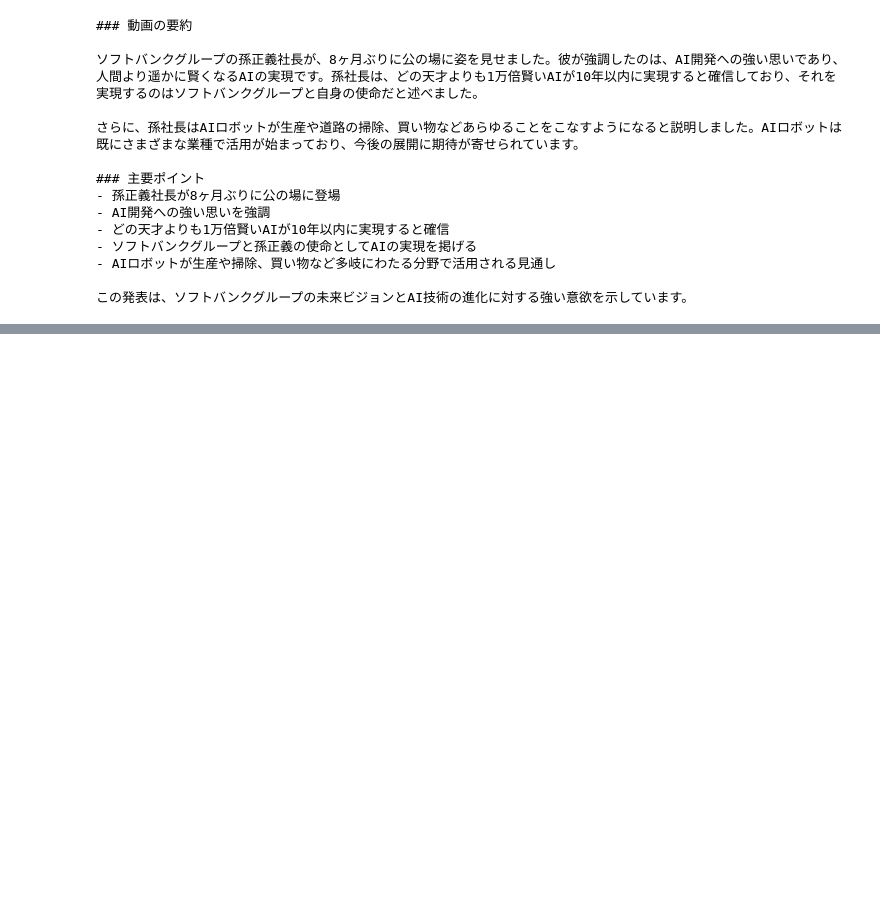
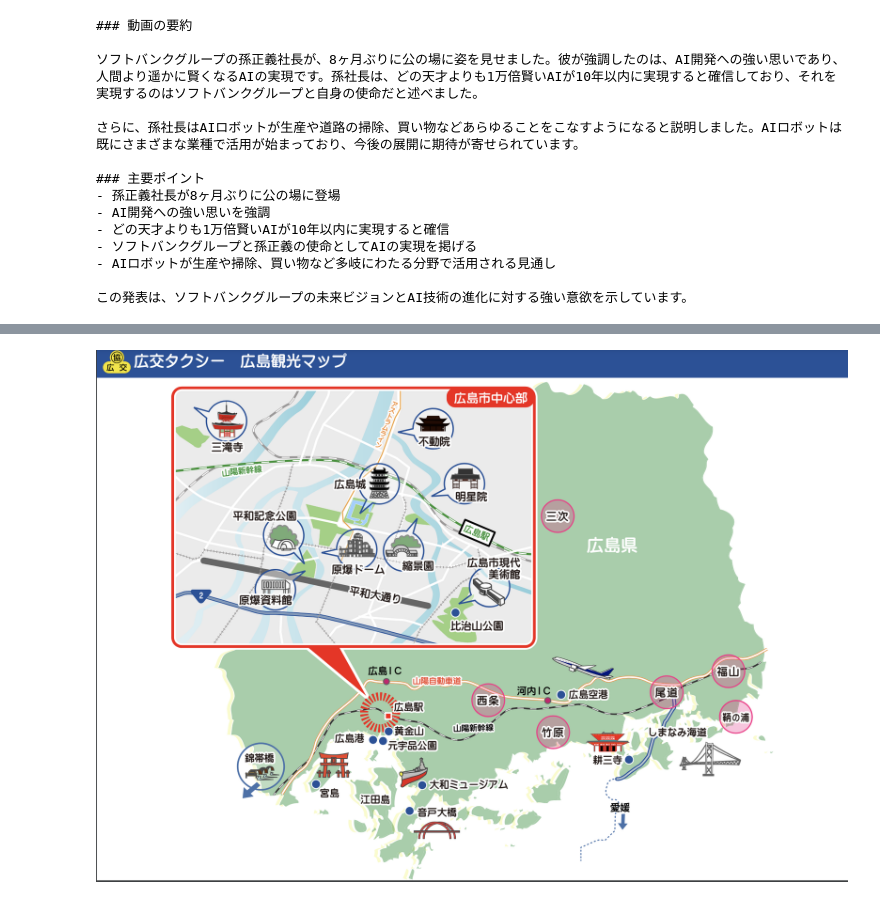
Before and after one commit to Apoaporon/LLM-study, a Jupyter notebook: gpt4o_poc.ipynb, the cells around one changed output, grey strips where cells are left out. Cells and saved outputs as stored; diff of their text form; code cells hidden in the pictures; blank space fills up the shorter version.

```diff
--- a/gpt4o_poc.ipynb
+++ b/gpt4o_poc.ipynb
@@ -227,0 +525,5 @@ print(response.choices[0].message.content)
+# %%
+IMAGE_PATH = "./img/hiroshima_trip.png"
+display(Image(IMAGE_PATH))
+# %% [output]
+[figure, added]
```
Also changed, not shown: parts of 36 cells of this notebook, 1 other file.
